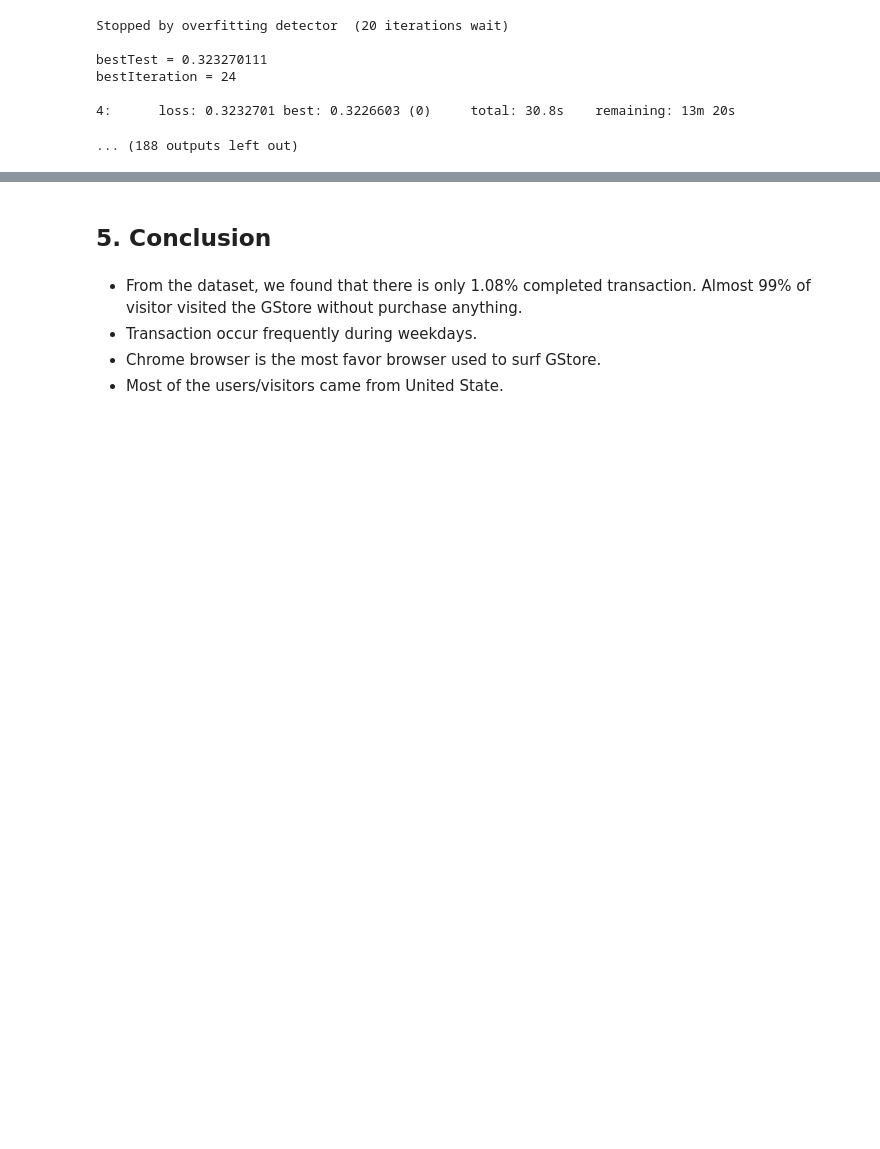
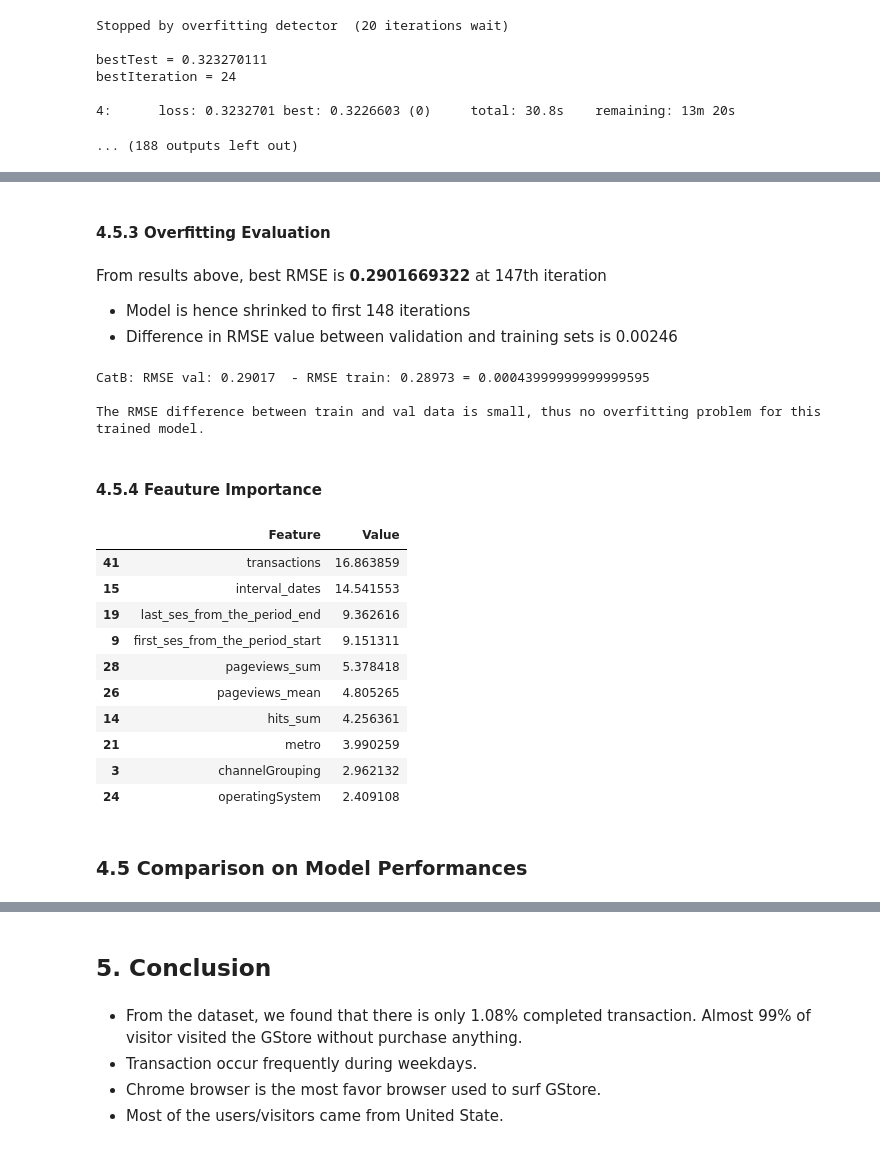
Before and after one commit to irenetoo/-Google-Analytics-Customer-Revenue-Prediction, a Jupyter notebook: Google_Analytics_Customer_Revenue_Prediction_20200518.ipynb, the cells around one changed output, grey strips where cells are left out. Saved outputs shown, nothing was run; the diff lists cells and outputs as text; code cells hidden in the pictures; blank space fills up the shorter version.

```diff
--- a/Google_Analytics_Customer_Revenue_Prediction_20200518.ipynb
+++ b/Google_Analytics_Customer_Revenue_Prediction_20200518.ipynb
@@ -1855,38 +1835,34 @@ array([ 3.56728406, 11.09210622,  8.44488576, 14.68203887,  1.26667715,
-# %%
-"""
-import catboost as cb
-
-clf = cb.CatBoostRegressor(iterations=1000,
-                             learning_rate=0.05,
-                             depth=10,
-                             eval_metric='RMSE',
-                             random_seed = 42,
-                             bagging_temperature = 0.2,
-                             od_type='Iter',
-                             metric_period = 50,
-                             od_wait=20)
-
-clf.fit(train_x,
-        train_y,
-        verbose=True)
-
-y_pred_train = clf.predict(train_x)
-y_pred_test = clf.predict(test_x)
-
-x = pd.DataFrame(data ={'fullVisitorId': test['fullVisitorId'].astype('str'), 'PredictedLogRevenue': y_pred_test})
-x.to_csv('results/submission_0521_catboost_tune.csv', index = False)
-"""
-
-"""
-from catboost import CatBoostRegressor
-
-clf = CatBoostRegressor()
-
-clf.fit(train_x, train_y)
-
-y_pred_train = clf.predict(train_x)
-y_pred_test = clf.predict(test_x)
-
-x = pd.DataFrame(data ={'fullVisitorId': test['fullVisitorId'].astype('str'), 'PredictedLogRevenue': y_pred_test})
-x.to_csv('submission_0519_catboost_withoutTune.csv', index = False)
-"""
+# %% [markdown]
+#### 4.5.3 Overfitting Evaluation
+# %% [markdown]
+From results above, best RMSE is **0.2901669322** at 147th iteration
+
+- Model is hence shrinked to first 148 iterations
+- Difference in RMSE value between validation and training sets is 0.00246
+# %%
+print(f"CatB: RMSE val: {rmse(y_validation, cb_pred_validation)}  - RMSE train: {rmse(y_train, cb_pred_train)}" , "= {}".format((rmse(y_validation, cb_pred_validation)-(rmse(y_train, cb_pred_train)))))
+print()
+print("The RMSE difference between train and val data is small, thus no overfitting problem for this trained model.")
+# %% [output]
+CatB: RMSE val: 0.29017  - RMSE train: 0.28973 = 0.00043999999999999595
+
+The RMSE difference between train and val data is small, thus no overfitting problem for this trained model.
+# %% [markdown]
+#### 4.5.4 Feauture Importance
+# %%
+pd.DataFrame(sorted(zip(train_x.columns, clf.get_feature_importance())), columns=['Feature', 'Value'])\
+    .sort_values(by = 'Value', ascending = False).head(10)
+# %% [output]
+|  | Feature | Value |
+| 41 | transactions | 16.863859 |
+| 15 | interval_dates | 14.541553 |
+| 19 | last_ses_from_the_period_end | 9.362616 |
+| 9 | first_ses_from_the_period_start | 9.151311 |
+| 28 | pageviews_sum | 5.378418 |
+| 26 | pageviews_mean | 4.805265 |
+| 14 | hits_sum | 4.256361 |
+| 21 | metro | 3.990259 |
+| 3 | channelGrouping | 2.962132 |
+| 24 | operatingSystem | 2.409108 |
+# %% [markdown]
+### 4.5 Comparison on Model Performances
```
Also changed, not shown: parts of 38 cells of this notebook, 4 other files.
